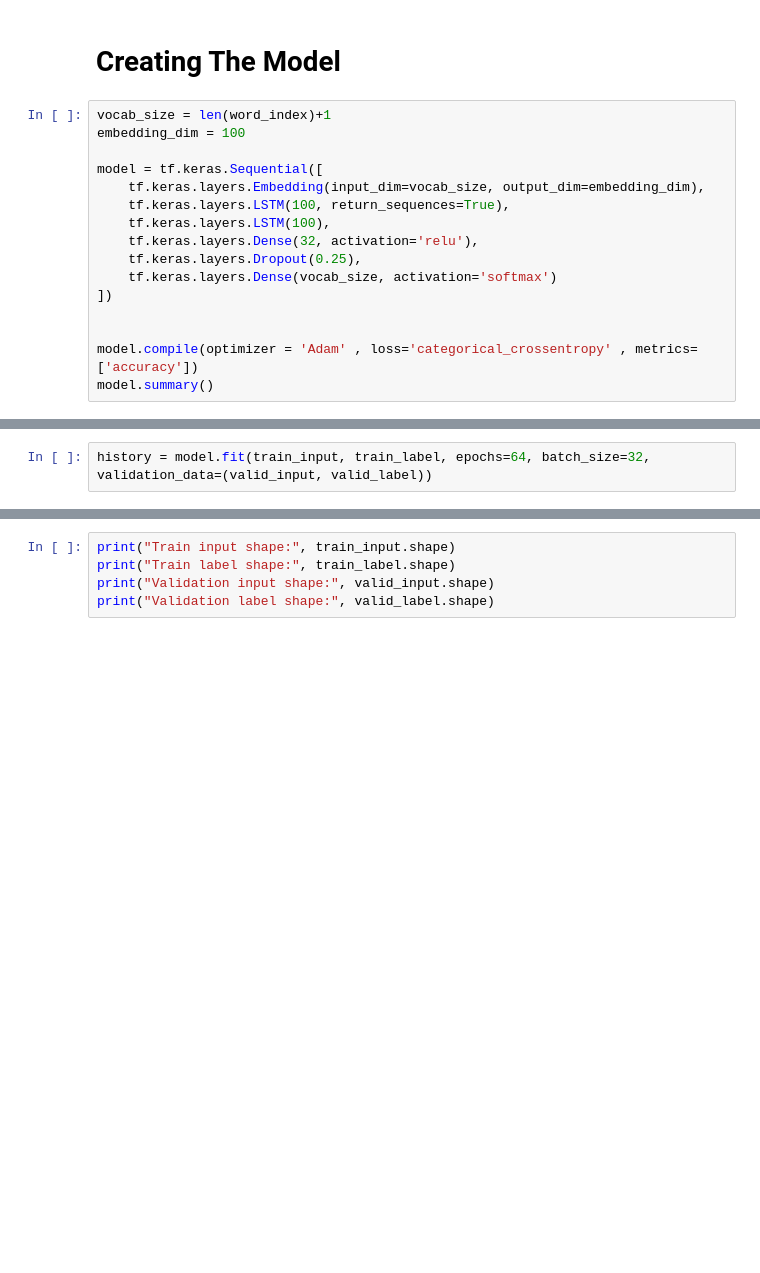
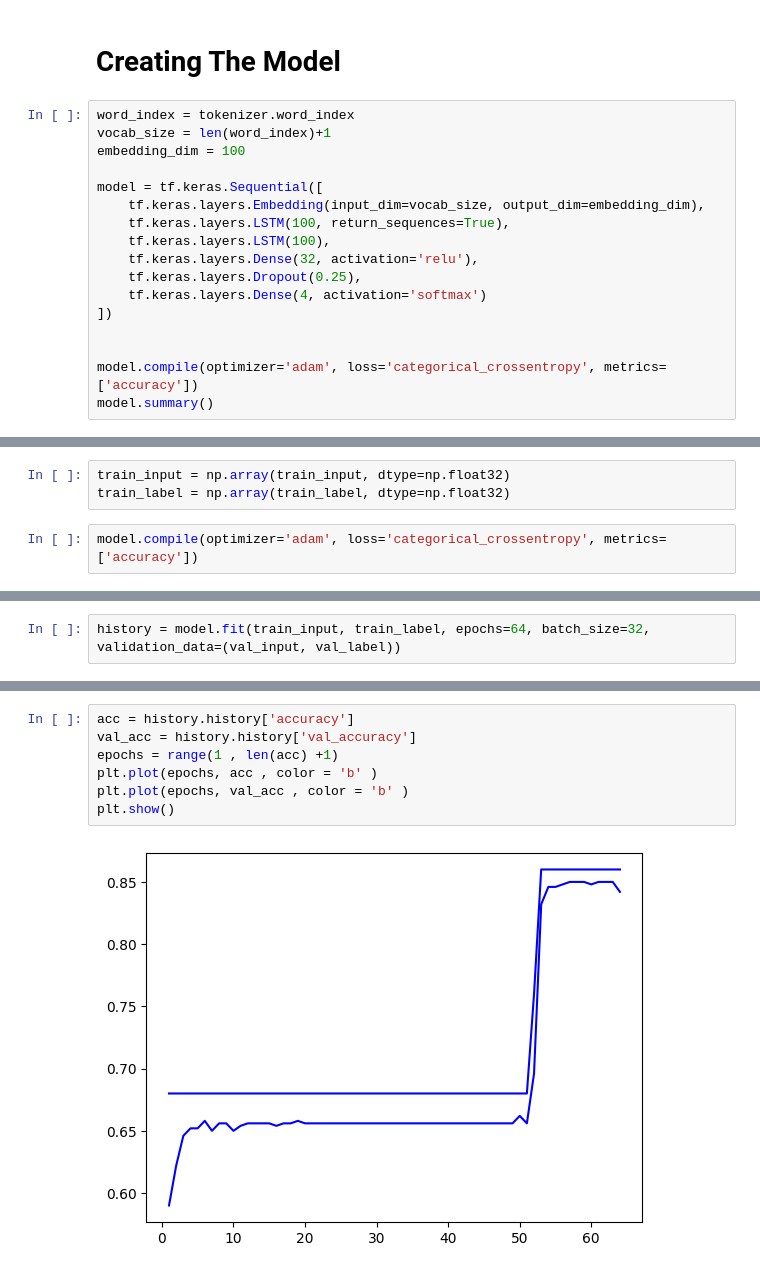
Before and after one commit to alibelhrak/NLP_Project-2024_US_Election_Sentiment_on_X, a Jupyter notebook: 2024_US_Election_Sentiment_on_X.ipynb, the cells around one changed output, grey strips where cells are left out. Cells and saved outputs as stored; diff of their text form; blank space fills up the shorter version.

```diff
--- a/2024_US_Election_Sentiment_on_X.ipynb
+++ b/2024_US_Election_Sentiment_on_X.ipynb
@@ -112,6 +166,7 @@ NameError: name 'train_pad_sequences' is not defined
 # %% [markdown]
 # Creating The Model
 # %%
+word_index = tokenizer.word_index
 vocab_size = len(word_index)+1
 embedding_dim = 100
 
@@ -121,9 +176,9 @@ model = tf.keras.Sequential([
     tf.keras.layers.LSTM(100),
     tf.keras.layers.Dense(32, activation='relu'),
     tf.keras.layers.Dropout(0.25),
-    tf.keras.layers.Dense(vocab_size, activation='softmax')
+    tf.keras.layers.Dense(4, activation='softmax')
 ])
 
 
-model.compile(optimizer = 'Adam' , loss='categorical_crossentropy' , metrics=['accuracy'])
+model.compile(optimizer='adam', loss='categorical_crossentropy', metrics=['accuracy'])
 model.summary()
@@ -129,0 +211,5 @@ model.summary()
+# %%
+train_input = np.array(train_input, dtype=np.float32)
+train_label = np.array(train_label, dtype=np.float32)
+# %%
+model.compile(optimizer='adam', loss='categorical_crossentropy', metrics=['accuracy'])
@@ -130,2 +232,2 @@ model.summary()
 # %%
-history = model.fit(train_input, train_label, epochs=64, batch_size=32, validation_data=(valid_input, valid_label))
+history = model.fit(train_input, train_label, epochs=64, batch_size=32, validation_data=(val_input, val_label))
@@ -132,5 +252,9 @@ history = model.fit(train_input, train_label, epochs=64, batch_size=32, validati
-# %%
-print("Train input shape:", train_input.shape)
-print("Train label shape:", train_label.shape)
-print("Validation input shape:", valid_input.shape)
-print("Validation label shape:", valid_label.shape)
+# %%
+acc = history.history['accuracy']
+val_acc = history.history['val_accuracy']
+epochs = range(1 , len(acc) +1)
+plt.plot(epochs, acc , color = 'b' )
+plt.plot(epochs, val_acc , color = 'b' )
+plt.show()
+# %% [output]
+[figure, added]
```
Also changed, not shown: parts of 16 cells of this notebook.
